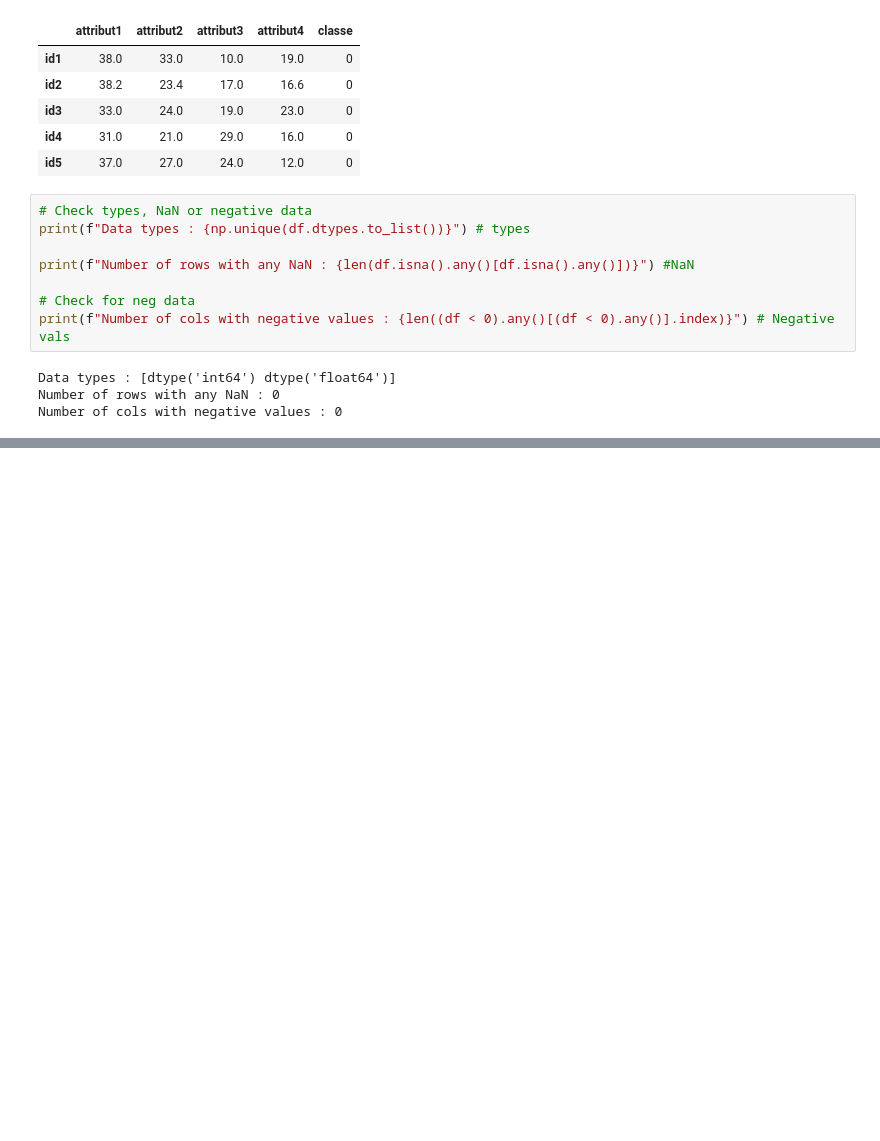
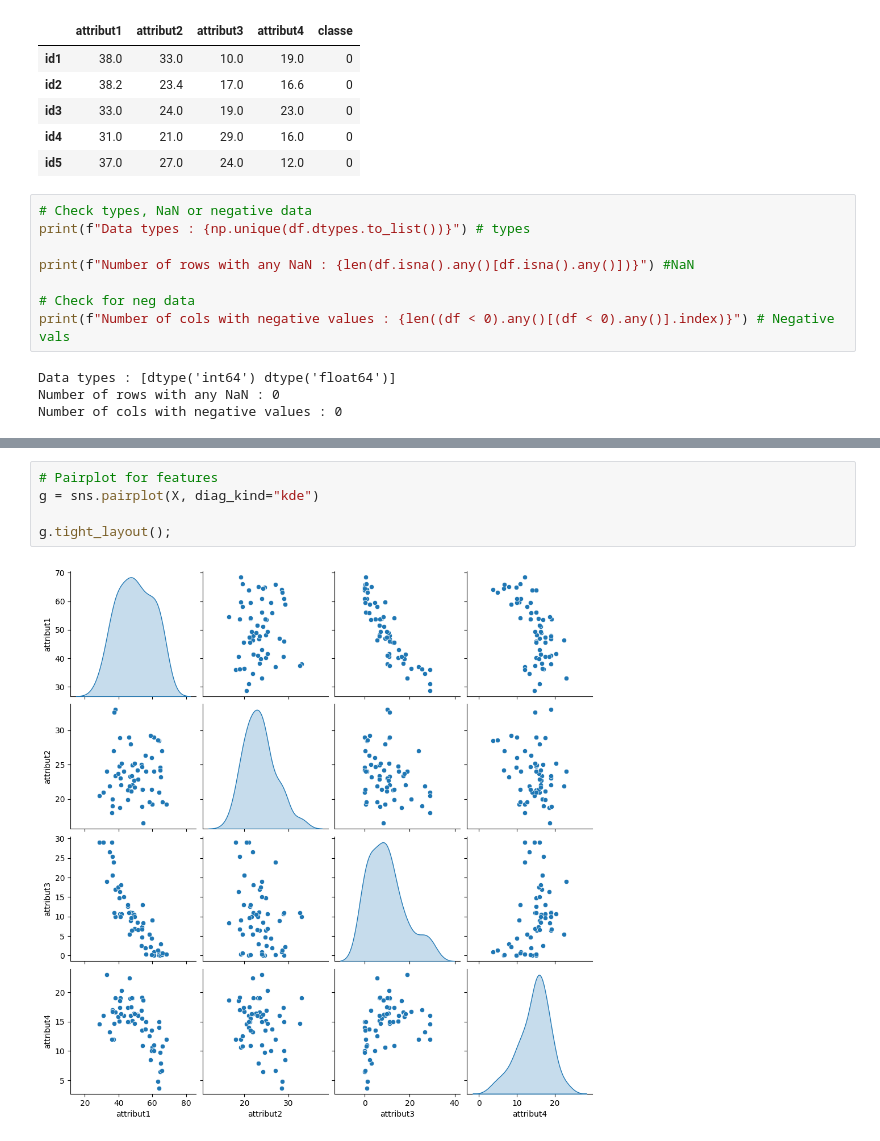
Before and after one commit to simlal/data-mining-assignments_bin710, a Jupyter notebook: dev1/tp1.ipynb, the cells around one changed output, grey strips where cells are left out. Saved outputs shown, nothing was run; the diff lists cells and outputs as text; blank space fills up the shorter version.

```diff
--- a/dev1/tp1.ipynb
+++ b/dev1/tp1.ipynb
@@ -75,0 +108,7 @@ Number of cols with negative values : 0
+# %%
+# Pairplot for features
+g = sns.pairplot(X, diag_kind="kde")
+
+g.tight_layout();
+# %% [output]
+[figure, added]
```
Also changed, not shown: parts of 12 cells of this notebook.
